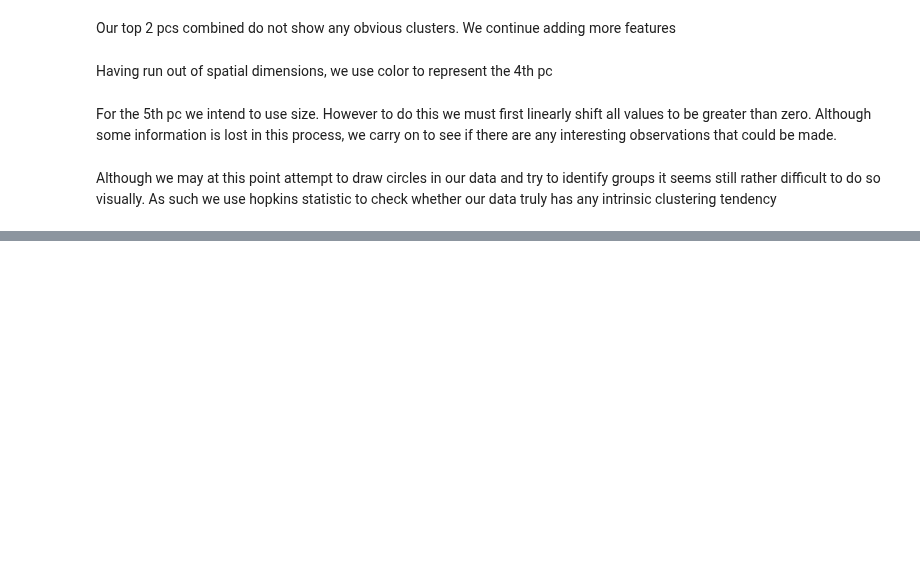
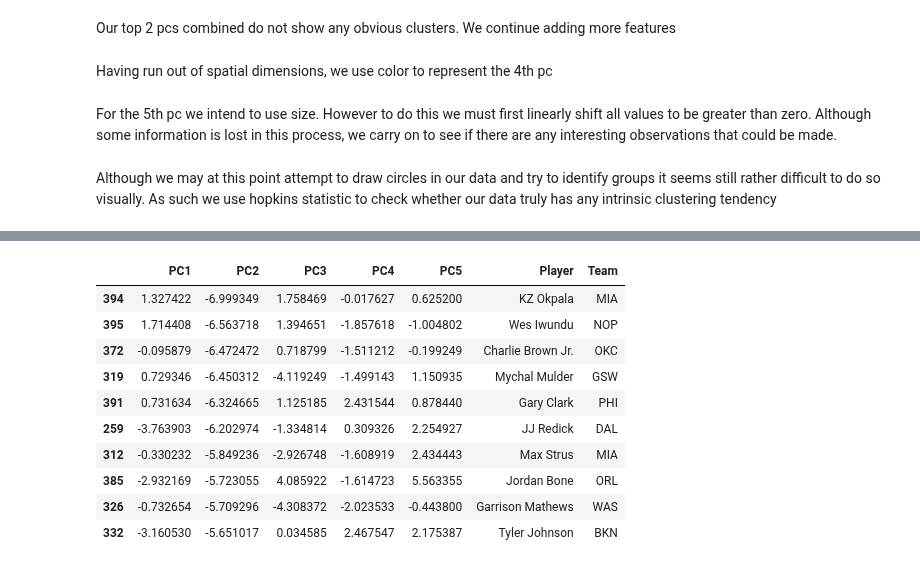
Before and after one commit to CSA100/nba-dsai, a Jupyter notebook: EDA.ipynb, the cells around one changed output, grey strips where cells are left out. Drawn from its saved outputs; the diff is of its cells as text; code cells hidden in the pictures; blank space fills up the shorter version.

```diff
--- a/EDA.ipynb
+++ b/EDA.ipynb
@@ -164,0 +212,15 @@ Our hopkins statistic has a value of about 0.3. A statistic value of 1 would hav
+# %%
+# PC 2 high negatives
+df.nsmallest(10, "PC2")
+# %% [output]
+|  | PC1 | PC2 | PC3 | PC4 | PC5 | Player | Team |
+| 394 | 1.327422 | -6.999349 | 1.758469 | -0.017627 | 0.625200 | KZ Okpala | MIA |
+| 395 | 1.714408 | -6.563718 | 1.394651 | -1.857618 | -1.004802 | Wes Iwundu | NOP |
+| 372 | -0.095879 | -6.472472 | 0.718799 | -1.511212 | -0.199249 | Charlie Brown Jr. | OKC |
+| 319 | 0.729346 | -6.450312 | -4.119249 | -1.499143 | 1.150935 | Mychal Mulder | GSW |
+| 391 | 0.731634 | -6.324665 | 1.125185 | 2.431544 | 0.878440 | Gary Clark | PHI |
+| 259 | -3.763903 | -6.202974 | -1.334814 | 0.309326 | 2.254927 | JJ Redick | DAL |
+| 312 | -0.330232 | -5.849236 | -2.926748 | -1.608919 | 2.434443 | Max Strus | MIA |
+| 385 | -2.932169 | -5.723055 | 4.085922 | -1.614723 | 5.563355 | Jordan Bone | ORL |
+| 326 | -0.732654 | -5.709296 | -4.308372 | -2.023533 | -0.443800 | Garrison Mathews | WAS |
+| 332 | -3.160530 | -5.651017 | 0.034585 | 2.467547 | 2.175387 | Tyler Johnson | BKN |
```
Also changed, not shown: parts of 12 cells of this notebook.
